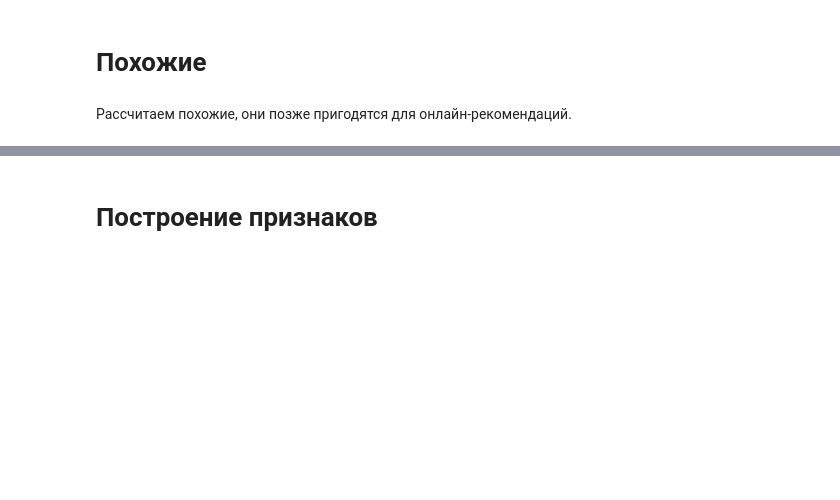
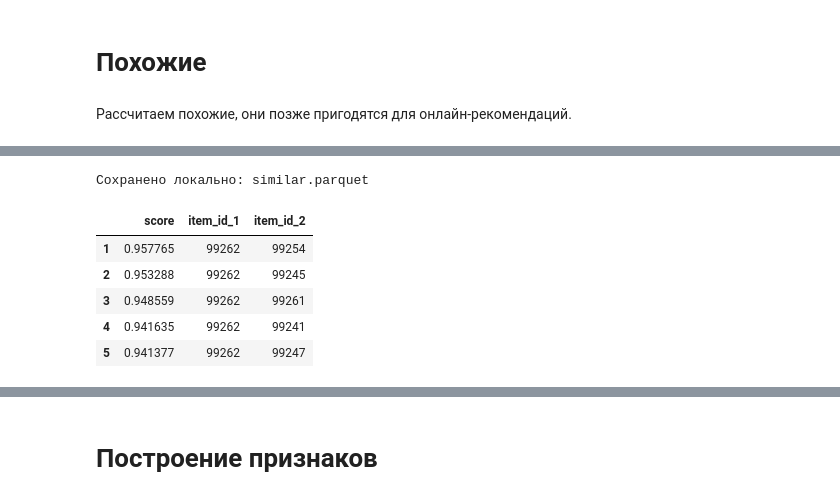
Before and after one commit to slavacalestru/mle-project-sprint-4-v001, a Jupyter notebook: recommendations.ipynb, the cells around one changed output, grey strips where cells are left out. Drawn from its saved outputs; the diff is of its cells as text; code cells hidden in the pictures; blank space fills up the shorter version.

```diff
--- a/recommendations.ipynb
+++ b/recommendations.ipynb
@@ -1641,52 +1667,63 @@ get_similar_items_one_user(test_item_id)
 # %%
 # Функция для получения похожих треков для всех треков в обучающей выборке и сохранения их в parquet файл
 def compute_similar_items_all_users(als_model, events_train, item_encoder, max_similar_items=10, save_path="similar.parquet"):
 
-    # Получаем уникальные закодированные идентификаторы треков из обучающей выборки
-    train_item_ids_enc = events_train["item_id_enc"].unique()
+    # Если похожие треки уже были сохранены в parquet файл, загружаем их, чтобы не пересчитывать
+    if obj_exists(save_path):
+        similar_items = load_obj(save_path):
+    # Если нет то находим их заново для всех треков в обучающей выборке и сохраняем в parquet файл
+    else:
 
-    # Получаем похожие треки для каждого трека из обучающей выборки, используя модель
-    similar_items = als_model.similar_items(train_item_ids_enc, N=max_similar_items+1)
 
-    # Преобразуем результаты в датафрейм для удобства
-    sim_item_ids_enc = similar_items[0]
-    sim_item_scores = similar_items[1]
+        # Получаем уникальные закодированные идентификаторы треков из обучающей выборки
+        train_item_ids_enc = events_train["item_id_enc"].unique()
 
-    similar_items = pd.DataFrame({
-        "item_id_enc": train_item_ids_enc,
-        "sim_item_id_enc": sim_item_ids_enc.tolist(),
-        "score": sim_item_scores.tolist()
-    })
+        # Получаем похожие треки для каждого трека из обучающей выборки, используя модель
+        similar_items = als_model.similar_items(train_item_ids_enc, N=max_similar_items+1)
 
-    similar_items = similar_items.explode(["sim_item_id_enc", "score"], ignore_index=True)
+        # Преобразуем результаты в датафрейм для удобства
+        sim_item_ids_enc = similar_items[0]
+        sim_item_scores = similar_items[1]
 
-    similar_items["sim_item_id_enc"] = similar_items["sim_item_id_enc"].astype("int")
-    similar_items["score"] = similar_items["score"].astype("float")
+        similar_items = pd.DataFrame({
+            "item_id_enc": train_item_ids_enc,
+            "sim_item_id_enc": sim_item_ids_enc.tolist(),
+            "score": sim_item_scores.tolist()
+        })
 
-    similar_items["item_id_1"] = item_encoder.inverse_transform(similar_items["item_id_enc"])
-    similar_items["item_id_2"] = item_encoder.inverse_transform(similar_items["sim_item_id_enc"])
-    similar_items = similar_items.drop(columns=["item_id_enc", "sim_item_id_enc"])
+        similar_items = similar_items.explode(["sim_item_id_enc", "score"], ignore_index=True)
 
-    similar_items = similar_items.query("item_id_1 != item_id_2")
+        similar_items["sim_item_id_enc"] = similar_items["sim_item_id_enc"].astype("int")
+        similar_items["score"] = similar_items["score"].astype("float")
 
-    # Сохраняем похожие треки в parquet файл для дальнейшего использования
-    save_obj(similar_items, save_path)
+        similar_items["item_id_1"] = item_encoder.inverse_transform(similar_items["item_id_enc"])
+        similar_items["item_id_2"] = item_encoder.inverse_transform(similar_items["sim_item_id_enc"])
+        similar_items = similar_items.drop(columns=["item_id_enc", "sim_item_id_enc"])
+
+        similar_items = similar_items.query("item_id_1 != item_id_2")
+
+        # Сохраняем похожие треки в parquet файл для дальнейшего использования
+        save_obj(similar_items, save_path)
 
     return similar_items
 
 
-# Если похожие треки уже были сохранены в parquet файл, загружаем их, чтобы не пересчитывать
-if obj_exists("similar.parquet"):
-    similar_items = load_obj("similar.parquet")
-# Если нет то находим их заново для всех треков в обучающей выборке и сохраняем в parquet файл
-else:
-    similar_items = compute_similar_items_all_users(
-        als_model, events_train, item_encoder,
-        max_similar_items=10, save_path="similar.parquet"
-    )
+
+similar_items = compute_similar_items_all_users(
+    als_model, events_train, item_encoder,
+    max_similar_items=10, save_path="similar.parquet"
+)
 
 # Выводим первые строки похожих треков
 similar_items.head()
+# %% [output]
+Сохранено локально: similar.parquet
+|  | score | item_id_1 | item_id_2 |
+| 1 | 0.957765 | 99262 | 99254 |
+| 2 | 0.953288 | 99262 | 99245 |
+| 3 | 0.948559 | 99262 | 99261 |
+| 4 | 0.941635 | 99262 | 99241 |
+| 5 | 0.941377 | 99262 | 99247 |
 # %%
 # Очистка памяти
 for var in ['test_item_id', 'similar_items']:
```
Also changed, not shown: parts of 18 cells of this notebook.
